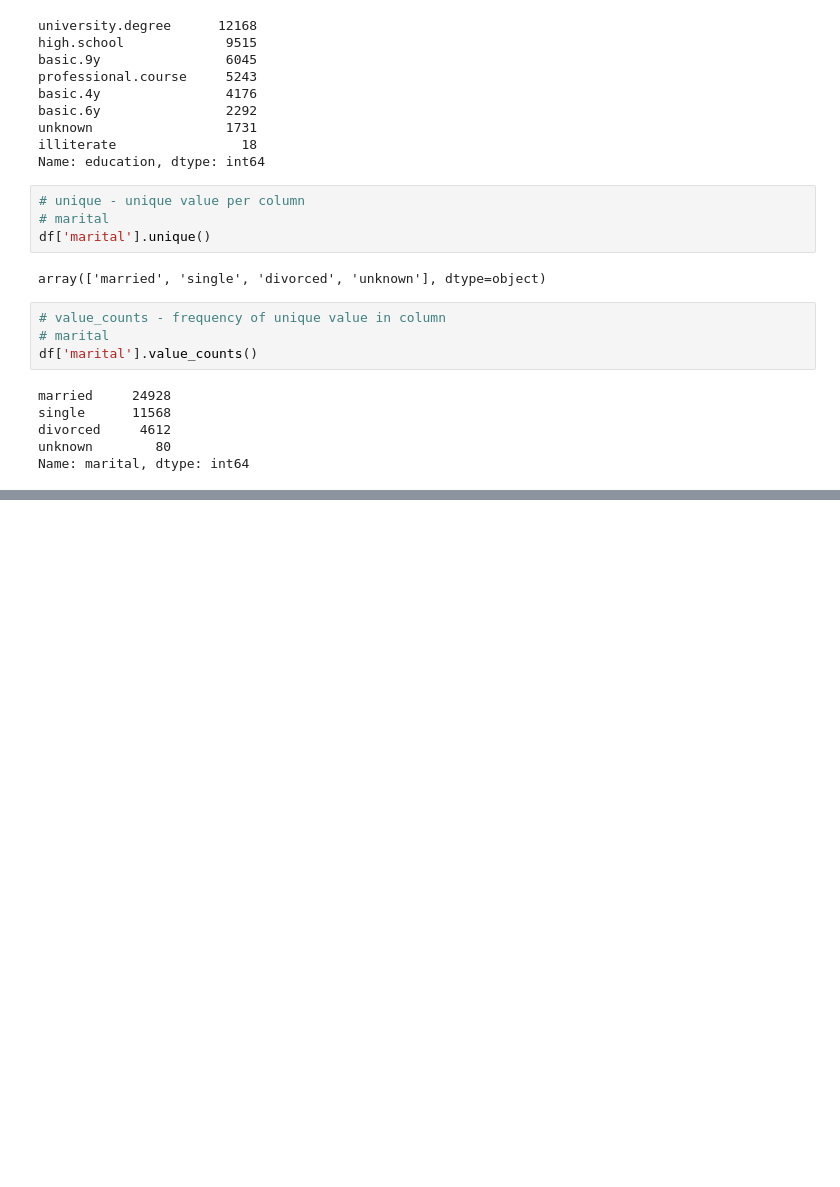
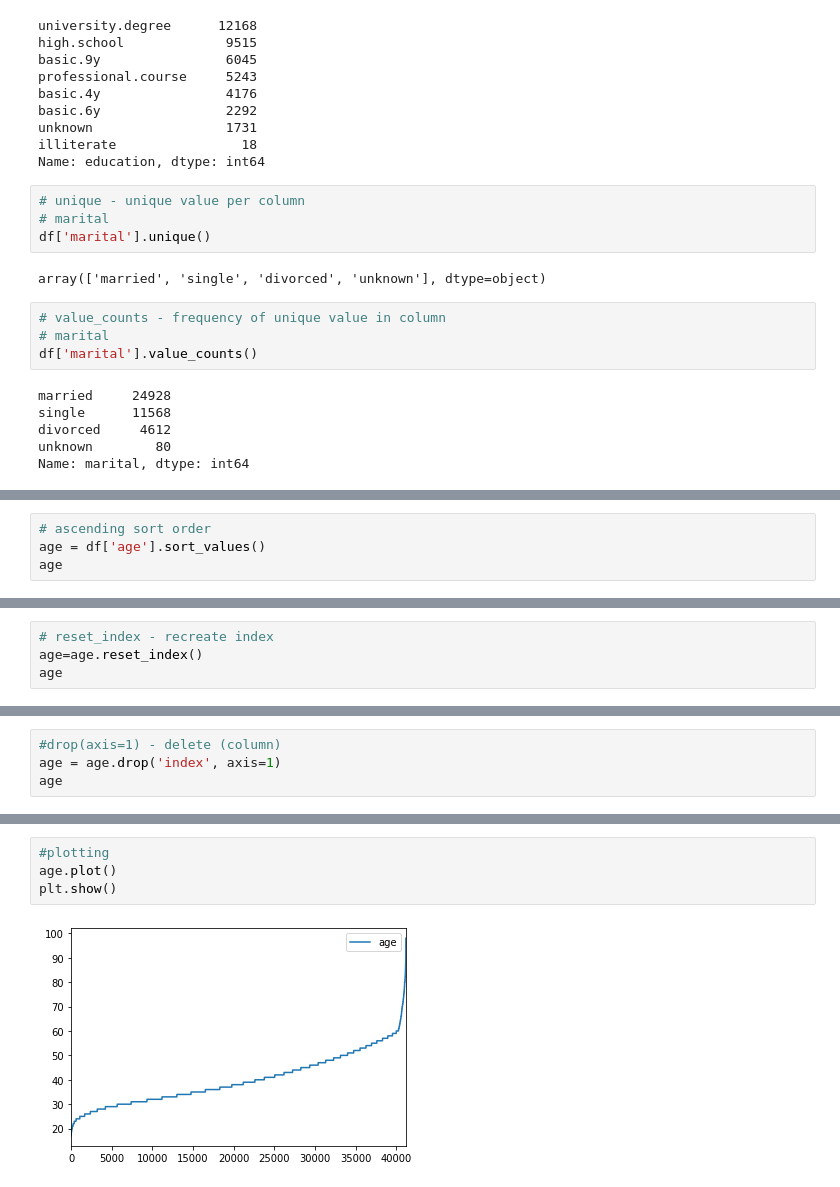
Before and after one commit to YoungJae-Hur/Data-science, a Jupyter notebook: project-marketing/8. client data analysis.ipynb, the cells around one changed output, grey strips where cells are left out. Drawn from its saved outputs; the diff is of its cells as text; blank space fills up the shorter version.

```diff
--- a/project-marketing/8. client data analysis.ipynb
+++ b/project-marketing/8. client data analysis.ipynb
@@ -219,0 +246,4 @@ Name: marital, dtype: int64
+# %%
+# ascending sort order
+age = df['age'].sort_values()
+age
@@ -219,0 +263,4 @@ Name: marital, dtype: int64
+# %%
+# reset_index - recreate index
+age=age.reset_index()
+age
@@ -219,0 +281,4 @@ Name: marital, dtype: int64
+# %%
+#drop(axis=1) - delete (column)
+age = age.drop('index', axis=1)
+age
@@ -219,0 +299,6 @@ Name: marital, dtype: int64
+# %%
+#plotting
+age.plot()
+plt.show()
+# %% [output]
+[figure, added]
```
Also changed, not shown: parts of 10 cells of this notebook.
